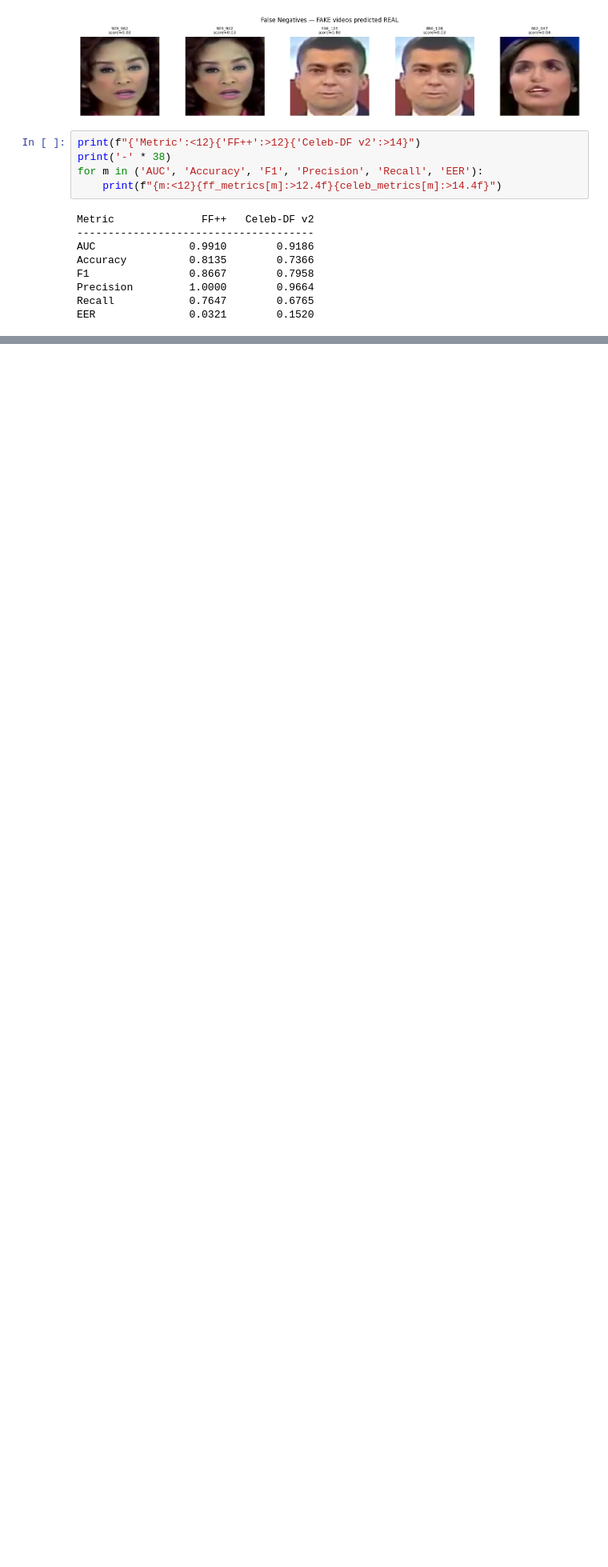
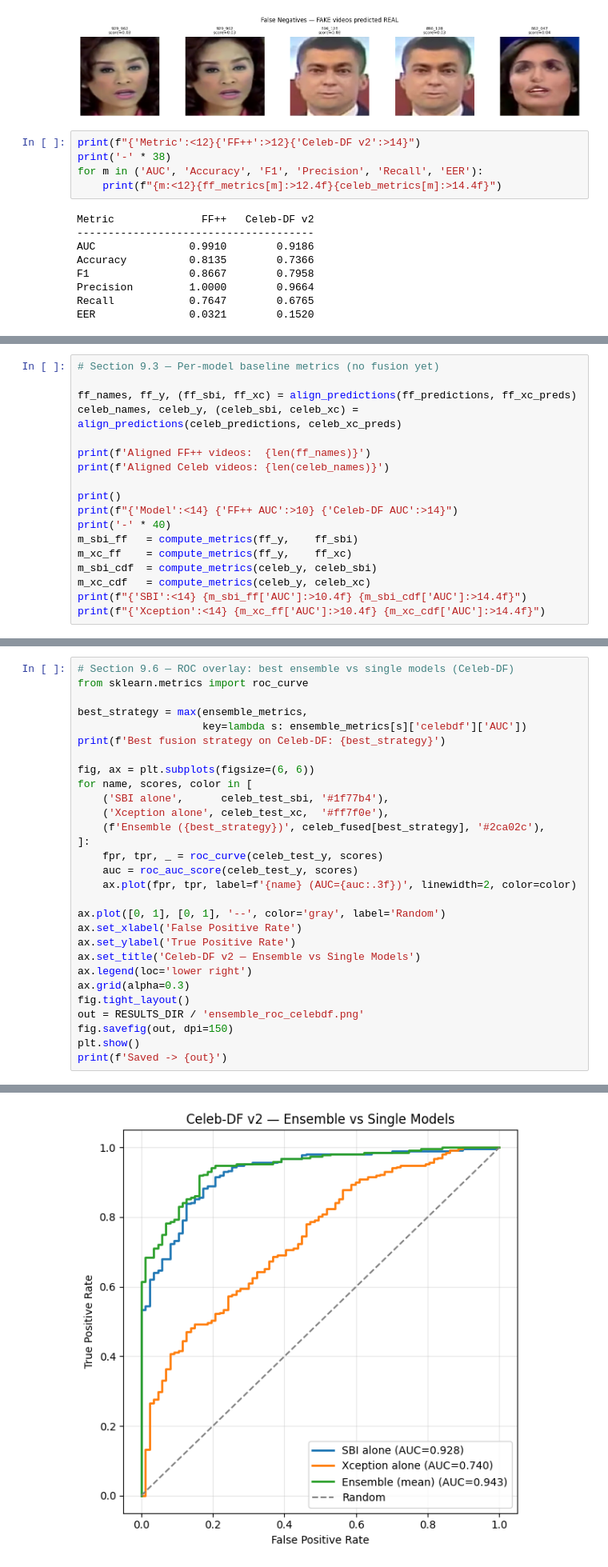
Before and after one commit to robertlyon7/AI_and_Application-Deepfake_Detector, a Jupyter notebook: notebooks/analysis.ipynb, the cells around one changed output, grey strips where cells are left out. Shown at 80% size. Saved outputs shown, nothing was run; the diff lists cells and outputs as text; blank space fills up the shorter version.

Commit message:
Add ensemble, interpretability, and statistical analysis pipeline

```diff
--- a/notebooks/analysis.ipynb
+++ b/notebooks/analysis.ipynb
@@ -286,0 +315,18 @@ EER               0.0321        0.1520
+# %%
+# Section 9.3 — Per-model baseline metrics (no fusion yet)
+
+ff_names, ff_y, (ff_sbi, ff_xc) = align_predictions(ff_predictions, ff_xc_preds)
+celeb_names, celeb_y, (celeb_sbi, celeb_xc) = align_predictions(celeb_predictions, celeb_xc_preds)
+
+print(f'Aligned FF++ videos:  {len(ff_names)}')
+print(f'Aligned Celeb videos: {len(celeb_names)}')
+
+print()
+print(f"{'Model':<14} {'FF++ AUC':>10} {'Celeb-DF AUC':>14}")
+print('-' * 40)
+m_sbi_ff   = compute_metrics(ff_y,    ff_sbi)
+m_xc_ff    = compute_metrics(ff_y,    ff_xc)
+m_sbi_cdf  = compute_metrics(celeb_y, celeb_sbi)
+m_xc_cdf   = compute_metrics(celeb_y, celeb_xc)
+print(f"{'SBI':<14} {m_sbi_ff['AUC']:>10.4f} {m_sbi_cdf['AUC']:>14.4f}")
+print(f"{'Xception':<14} {m_xc_ff['AUC']:>10.4f} {m_xc_cdf['AUC']:>14.4f}")
@@ -286,0 +441,30 @@ EER               0.0321        0.1520
+# %%
+# Section 9.6 — ROC overlay: best ensemble vs single models (Celeb-DF)
+from sklearn.metrics import roc_curve
+
+best_strategy = max(ensemble_metrics,
+                    key=lambda s: ensemble_metrics[s]['celebdf']['AUC'])
+print(f'Best fusion strategy on Celeb-DF: {best_strategy}')
+
+fig, ax = plt.subplots(figsize=(6, 6))
+for name, scores, color in [
+    ('SBI alone',      celeb_test_sbi, '#1f77b4'),
+    ('Xception alone', celeb_test_xc,  '#ff7f0e'),
+    (f'Ensemble ({best_strategy})', celeb_fused[best_strategy], '#2ca02c'),
+]:
+    fpr, tpr, _ = roc_curve(celeb_test_y, scores)
+    auc = roc_auc_score(celeb_test_y, scores)
+    ax.plot(fpr, tpr, label=f'{name} (AUC={auc:.3f})', linewidth=2, color=color)
+
+ax.plot([0, 1], [0, 1], '--', color='gray', label='Random')
+ax.set_xlabel('False Positive Rate')
+ax.set_ylabel('True Positive Rate')
+ax.set_title('Celeb-DF v2 — Ensemble vs Single Models')
+ax.legend(loc='lower right')
+ax.grid(alpha=0.3)
+fig.tight_layout()
+out = RESULTS_DIR / 'ensemble_roc_celebdf.png'
+fig.savefig(out, dpi=150)
+plt.show()
+print(f'Saved -> {out}')
+# %% [output]
@@ -286,0 +472 @@ EER               0.0321        0.1520
+[figure, added]
```
Also changed, not shown: parts of 17 cells of this notebook, 10 other files.
